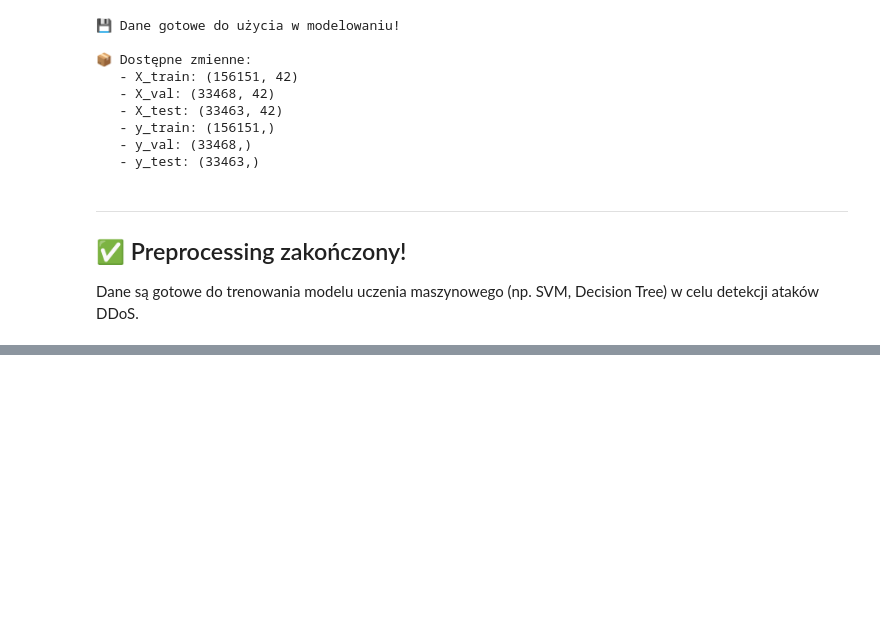
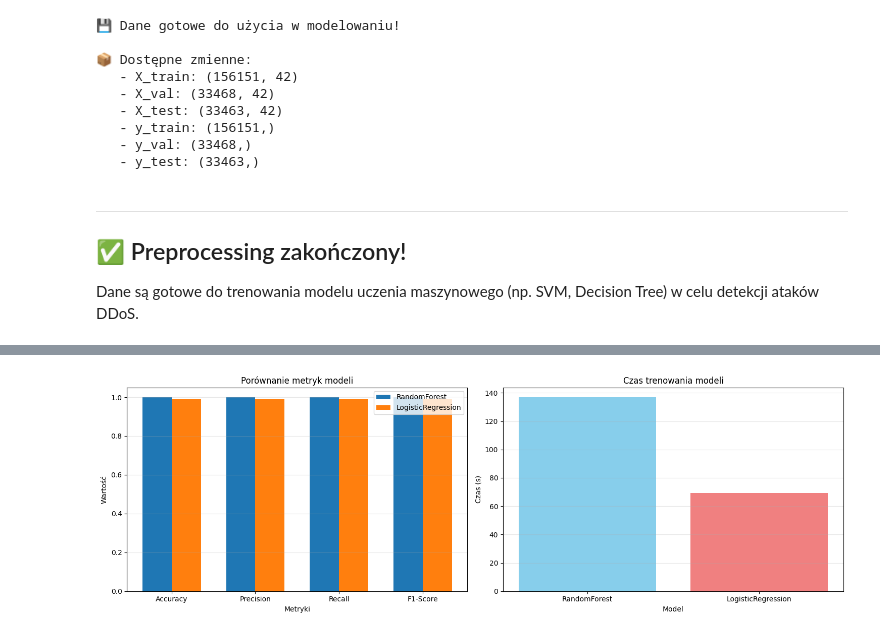
Before and after one commit to corey888773/mswic-anomaly-detection, a Jupyter notebook: project.ipynb, the cells around one changed output, grey strips where cells are left out. Cells and saved outputs as stored; diff of their text form; code cells hidden in the pictures; blank space fills up the shorter version.

Commit message:
model training

```diff
--- a/project.ipynb
+++ b/project.ipynb
@@ -742,0 +747,12 @@ Dane są gotowe do trenowania modelu uczenia maszynowego (np. SVM, Decision Tree
+# %%
+from sklearn.ensemble import RandomForestClassifier
+from sklearn.linear_model import LogisticRegression
+from sklearn.model_selection import GridSearchCV, RandomizedSearchCV
+from sklearn.metrics import accuracy_score, precision_score, recall_score, f1_score, confusion_matrix, classification_report
+import seaborn as sns
+import time
+
+# Słownik do przechowywania wyników
+results = {}
+
+print("✅ Zaimportowano biblioteki do modelowania")
@@ -742,0 +907,35 @@ Dane są gotowe do trenowania modelu uczenia maszynowego (np. SVM, Decision Tree
+# %%
+# Wizualizacja porównania
+fig, axes = plt.subplots(1, 2, figsize=(15, 5))
+
+# Wykres 1: Porównanie metryk
+metrics = ['Accuracy', 'Precision', 'Recall', 'F1-Score']
+x = np.arange(len(metrics))
+width = 0.35
+
+for i, model in enumerate(results.keys()):
+    values = [results[model]['accuracy'], results[model]['precision'],
+              results[model]['recall'], results[model]['f1']]
+    axes[0].bar(x + i*width, values, width, label=model)
+
+axes[0].set_xlabel('Metryki')
+axes[0].set_ylabel('Wartość')
+axes[0].set_title('Porównanie metryk modeli')
+axes[0].set_xticks(x + width / 2)
+axes[0].set_xticklabels(metrics)
+axes[0].legend()
+axes[0].grid(axis='y', alpha=0.3)
+
+# Wykres 2: Czas trenowania
+models = list(results.keys())
+times = [results[m]['time'] for m in models]
+axes[1].bar(models, times, color=['skyblue', 'lightcoral'])
+axes[1].set_xlabel('Model')
+axes[1].set_ylabel('Czas (s)')
+axes[1].set_title('Czas trenowania modeli')
+axes[1].grid(axis='y', alpha=0.3)
+
+plt.tight_layout()
+plt.show()
+# %% [output]
+[figure, added]
```
Also changed, not shown: parts of 13 cells of this notebook, 4 other files.
